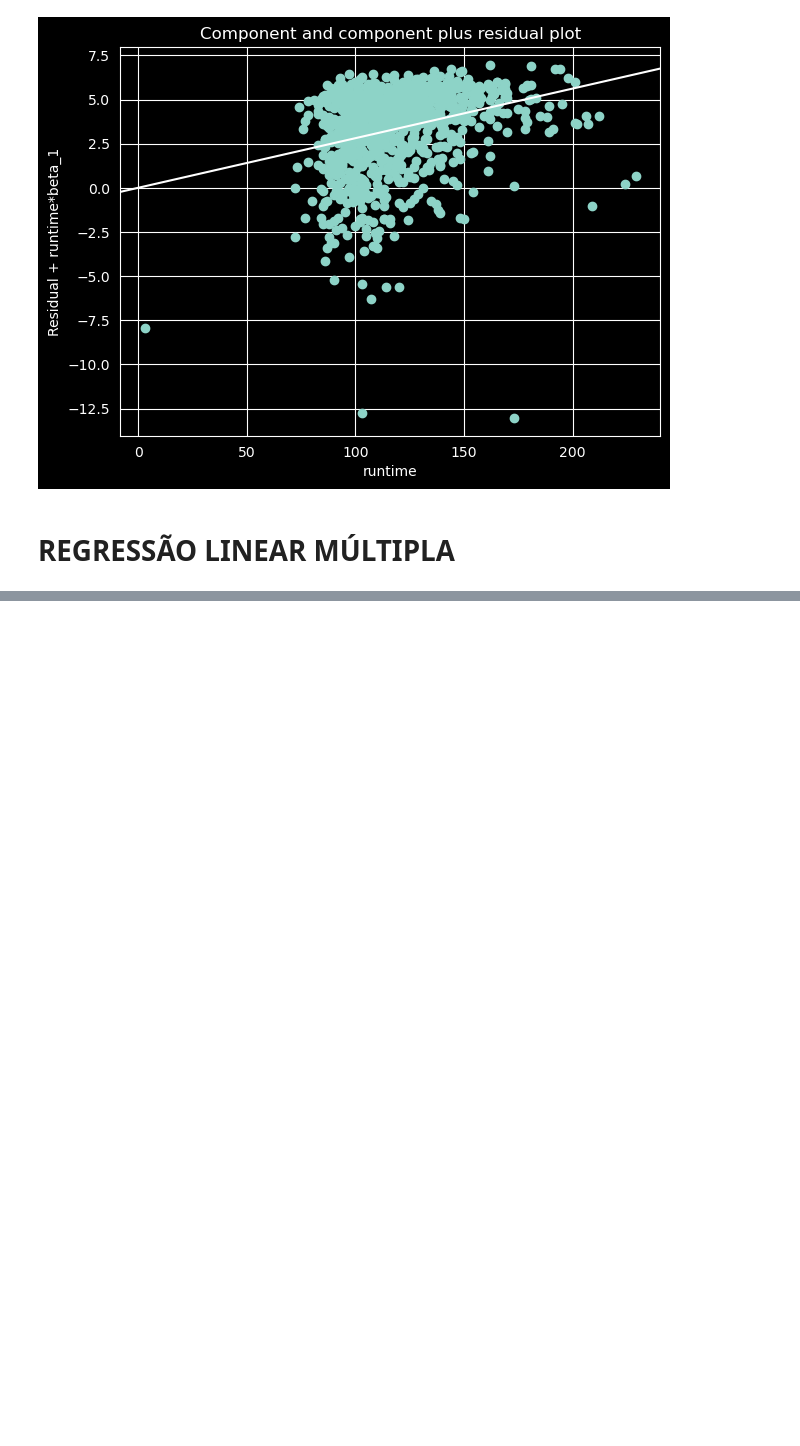
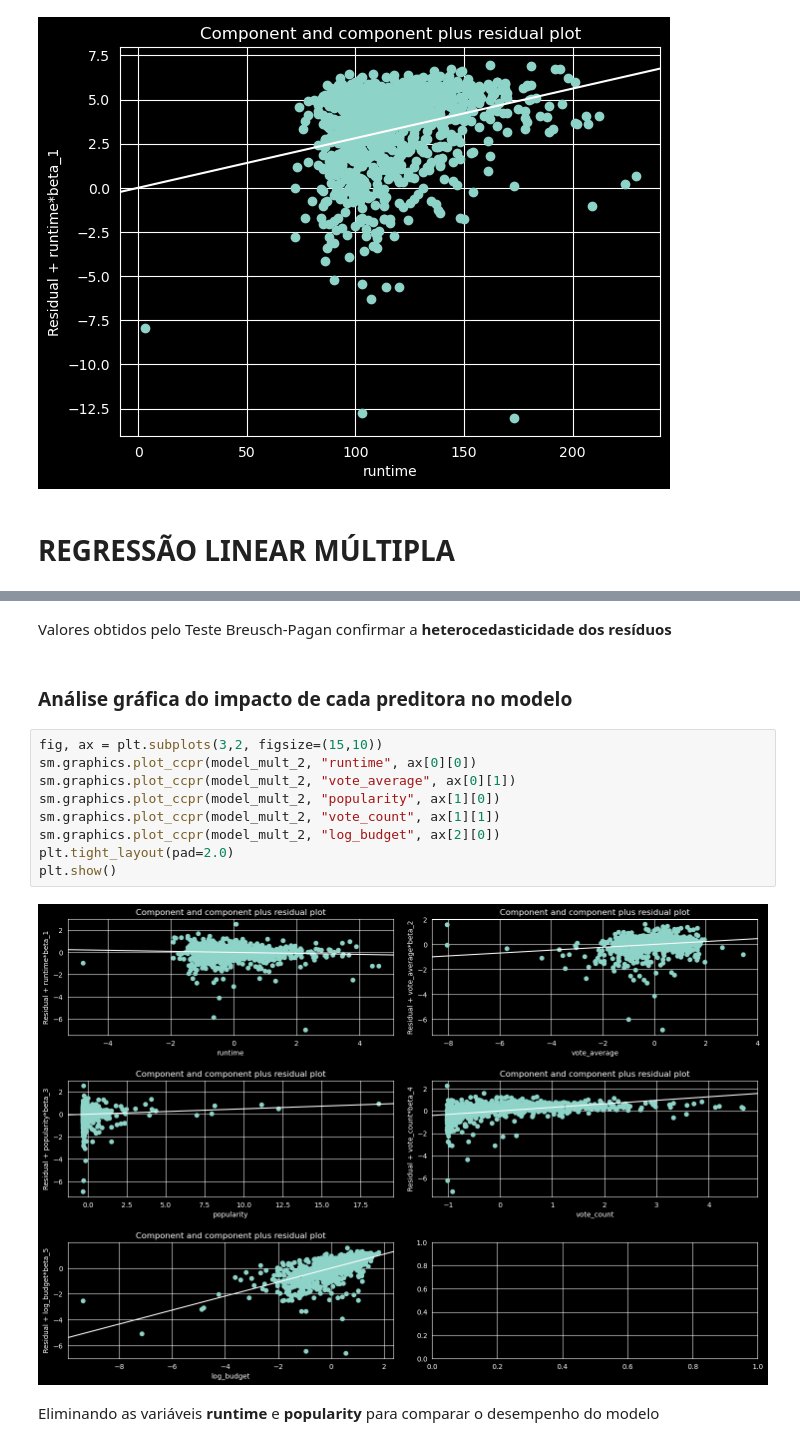
Before and after one commit to LucasPeil/movies_analysis, a Jupyter notebook: movies_analysis.ipynb, the cells around one changed output, grey strips where cells are left out. Saved outputs shown, nothing was run; the diff lists cells and outputs as text; blank space fills up the shorter version.

```diff
--- a/movies_analysis.ipynb
+++ b/movies_analysis.ipynb
@@ -415,0 +496,17 @@ plt.tight_layout()
+# %% [markdown]
+Valores obtidos pelo Teste Breusch-Pagan confirmar a **heterocedasticidade dos resíduos**
+# %% [markdown]
+### Análise gráfica do impacto de cada preditora no modelo
+# %%
+fig, ax = plt.subplots(3,2, figsize=(15,10))
+sm.graphics.plot_ccpr(model_mult_2, "runtime", ax[0][0])
+sm.graphics.plot_ccpr(model_mult_2, "vote_average", ax[0][1])
+sm.graphics.plot_ccpr(model_mult_2, "popularity", ax[1][0])
+sm.graphics.plot_ccpr(model_mult_2, "vote_count", ax[1][1])
+sm.graphics.plot_ccpr(model_mult_2, "log_budget", ax[2][0])
+plt.tight_layout(pad=2.0)
+plt.show()
+# %% [output]
+[figure, added]
+# %% [markdown]
+Eliminando as variáveis **runtime** e **popularity** para comparar o desempenho do modelo
```
Also changed, not shown: parts of 29 cells of this notebook.
